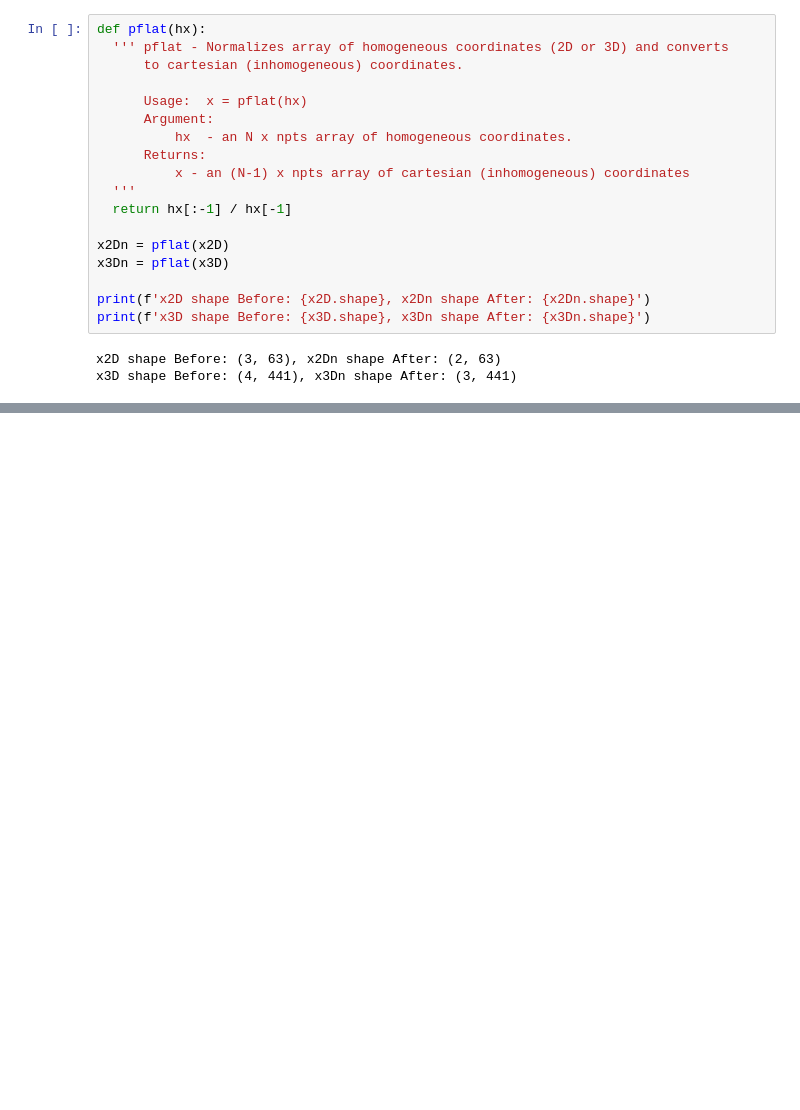
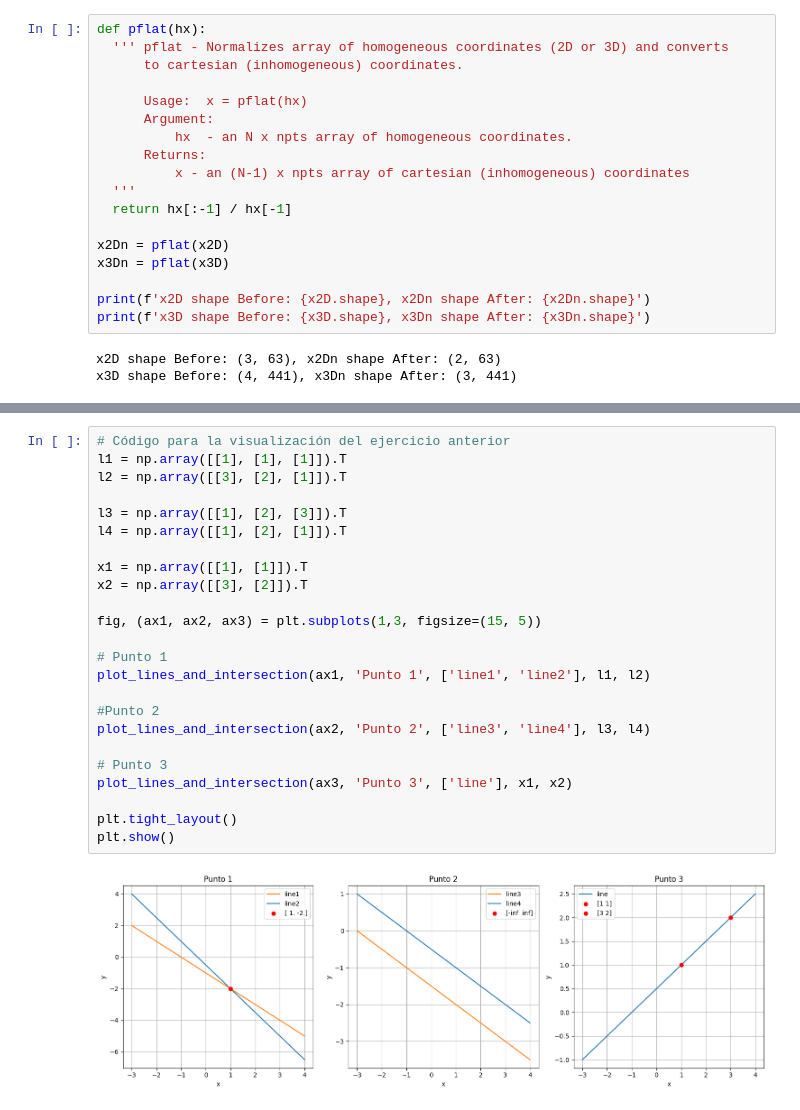
Before and after one commit to JesusPetro/Vision-Artificial-2P2025, a Jupyter notebook: semana 4/T00065696_work3.ipynb, the cells around one changed output, grey strips where cells are left out. Cells and saved outputs as stored; diff of their text form; blank space fills up the shorter version.

```diff
--- a/semana 4/T00065696_work3.ipynb
+++ b/semana 4/T00065696_work3.ipynb
@@ -241,0 +582,26 @@ x3D shape Before: (4, 441), x3Dn shape After: (3, 441)
+# %%
+# Código para la visualización del ejercicio anterior
+l1 = np.array([[1], [1], [1]]).T
+l2 = np.array([[3], [2], [1]]).T
+
+l3 = np.array([[1], [2], [3]]).T
+l4 = np.array([[1], [2], [1]]).T
+
+x1 = np.array([[1], [1]]).T
+x2 = np.array([[3], [2]]).T
+
+fig, (ax1, ax2, ax3) = plt.subplots(1,3, figsize=(15, 5))
+
+# Punto 1
+plot_lines_and_intersection(ax1, 'Punto 1', ['line1', 'line2'], l1, l2)
+
+#Punto 2
+plot_lines_and_intersection(ax2, 'Punto 2', ['line3', 'line4'], l3, l4)
+
+# Punto 3
+plot_lines_and_intersection(ax3, 'Punto 3', ['line'], x1, x2)
+
+plt.tight_layout()
+plt.show()
+# %% [output]
+[figure, added]
```
Also changed, not shown: parts of 20 cells of this notebook.
